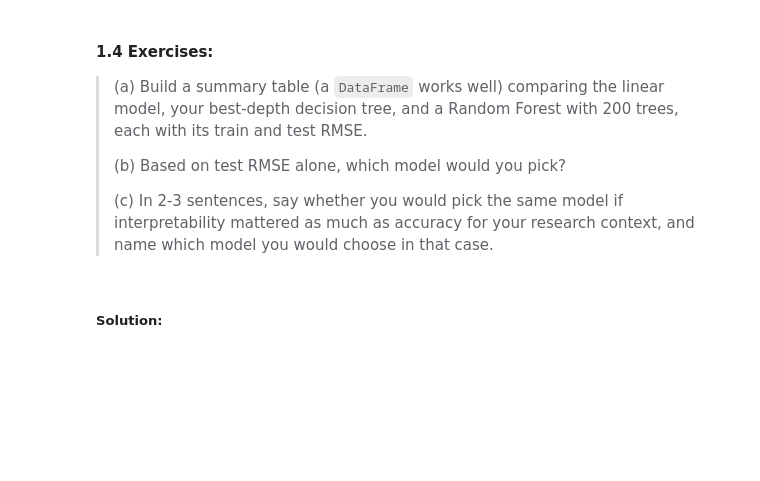
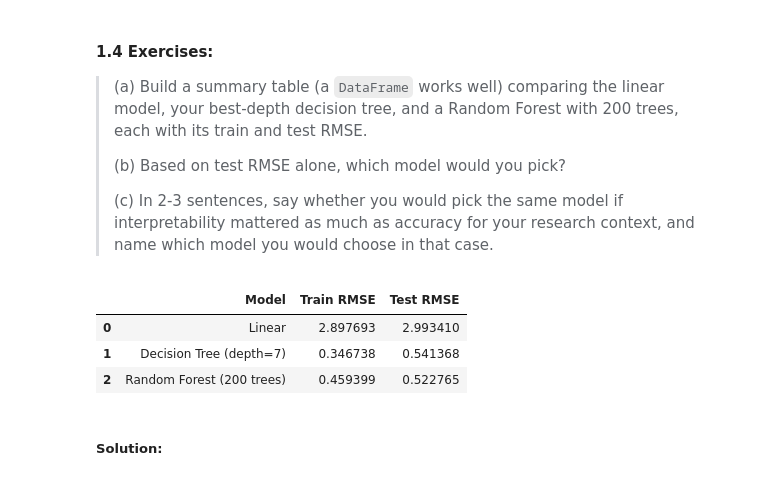
Before and after one commit to JuanBettinelli/Machine_Learning_for_Applied_Research, a Jupyter notebook: MLfAR_04_training.ipynb, the cells around one changed output. Drawn from its saved outputs; the diff is of its cells as text; code cells hidden in the pictures; blank space fills up the shorter version.

```diff
--- a/MLfAR_04_training.ipynb
+++ b/MLfAR_04_training.ipynb
@@ -231,6 +378,40 @@ One easy-to-miss trap: any random behavior such as the train/test split itself o
 > (c) In 2-3 sentences, say whether you would pick the same model if interpretability mattered as much as accuracy for your research context, and name which model you would choose in that case.
 # %%
 # Your solution:
+# (a) Build a summary table (a `DataFrame` works well) comparing the linear model, your best-depth decision tree, and a Random Forest with 200 trees, each with its train and test RMSE.
+best_tree = DecisionTreeRegressor(max_depth=best_depth, random_state=42)
+best_tree.fit(X_train, y_train)
+
+rf = RandomForestRegressor(n_estimators=200, max_depth=6, random_state=42)
+rf.fit(X_train, y_train)
+
+summary_data = {
+    "Model": ["Linear", f"Decision Tree (depth={best_depth})", "Random Forest (200 trees)"],
+    "Train RMSE": [
+        rmse(y_train, linreg.predict(X_train)),
+        rmse(y_train, best_tree.predict(X_train)),
+        rmse(y_train, rf.predict(X_train))
+    ],
+    "Test RMSE": [
+        rmse(y_test, linreg.predict(X_test)),
+        rmse(y_test, best_tree.predict(X_test)),
+        rmse(y_test, rf.predict(X_test))
+    ]
+}
+
+summary_df = pd.DataFrame(summary_data)
+summary_df
+
+# (b) Based on test RMSE alone, which model would you pick?
+# Based on test RMSE alone, I would pick the Random Forest model with 200 trees, as it has the lowest test RMSE among the three models compared.
+
+# (c) In 2-3 sentences, say whether you would pick the same model if interpretability mattered as much as accuracy for your research context, and name which model you would choose in that case.
+# If interpretability mattered as much as accuracy, I would choose the Decision Tree model with the best depth. While the Random Forest model has better accuracy, it is more complex and harder to interpret due to the ensemble of trees. The Decision Tree provides a clear structure that can be visualized and understood, making it more suitable for contexts where understanding the decision-making process is important.
+# %% [output]
+|  | Model | Train RMSE | Test RMSE |
+| 0 | Linear | 2.897693 | 2.993410 |
+| 1 | Decision Tree (depth=7) | 0.346738 | 0.541368 |
+| 2 | Random Forest (200 trees) | 0.459399 | 0.522765 |
 # %% [markdown]
 ##### Solution:
 # %%
```
Also changed, not shown: parts of 12 cells of this notebook, 1 other file.
